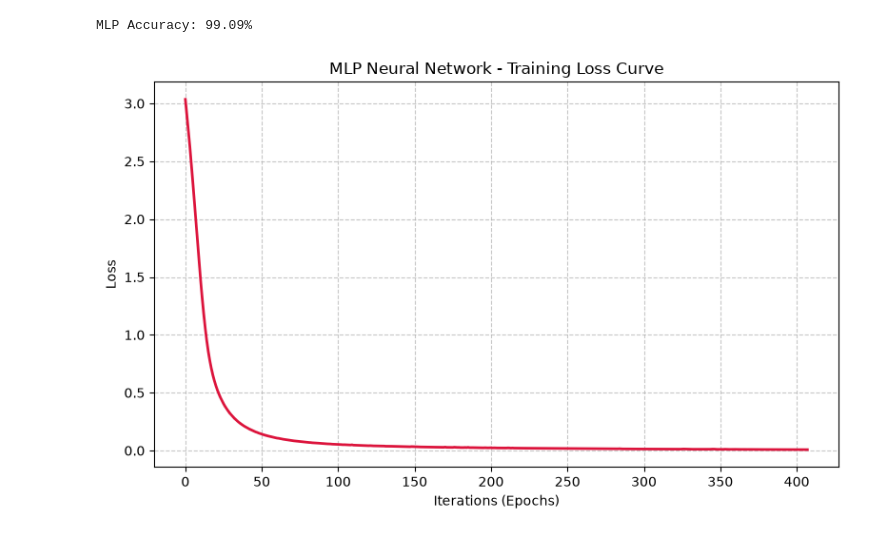
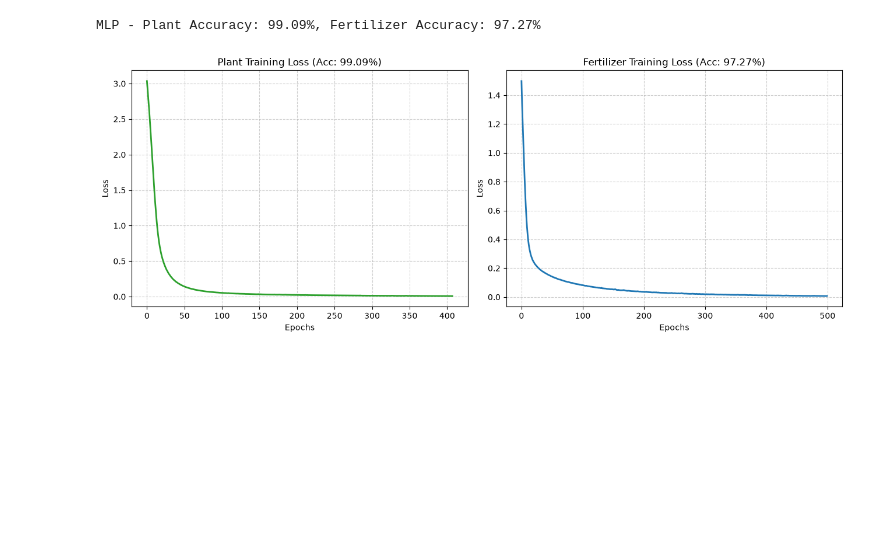
Before and after one commit to ERainTea/Data, a Jupyter notebook: 6. Multi-Layer Perceptron (MLP).ipynb, the cells around one changed output. Saved outputs shown, nothing was run; the diff lists cells and outputs as text; code cells hidden in the pictures; blank space fills up the shorter version.

```diff
--- a/6. Multi-Layer Perceptron (MLP).ipynb
+++ b/6. Multi-Layer Perceptron (MLP).ipynb
@@ -1,42 +1,63 @@
 # %%
 import pandas as pd
 import matplotlib.pyplot as plt
 from sklearn.model_selection import train_test_split
-from sklearn.preprocessing import StandardScaler
 from sklearn.neural_network import MLPClassifier
+from sklearn.preprocessing import StandardScaler, OneHotEncoder
+from sklearn.compose import ColumnTransformer
+from sklearn.pipeline import Pipeline
 from sklearn.metrics import accuracy_score
 
-# 1. โหลดข้อมูล
-df = pd.read_csv('crop_fertilizer_recommendation_dataset.csv')
-features = ['N', 'P', 'K', 'temperature', 'humidity', 'ph', 'rainfall']
-target = 'label'
+# --- ข้อมูลที่ 1: ทำนายพืช (Plant.csv) ---
+df_plant = pd.read_csv('Plant.csv')
+features_plant = ['N', 'P', 'K', 'temperature', 'humidity', 'ph', 'rainfall']
+X_p = df_plant[features_plant]
+y_p = df_plant['label']
+X_p_train, X_p_test, y_p_train, y_p_test = train_test_split(X_p, y_p, test_size=0.2, random_state=42, stratify=y_p)
 
-X = df[features]
-y = df[target]
+scaler_p = StandardScaler()
+X_p_train_sc = scaler_p.fit_transform(X_p_train)
+X_p_test_sc = scaler_p.transform(X_p_test)
 
-# 2. แบ่งข้อมูลและทำ Scaling
-X_train, X_test, y_train, y_test = train_test_split(X, y, test_size=0.2, random_state=42, stratify=y)
-scaler = StandardScaler()
-X_train_scaled = scaler.fit_transform(X_train)
-X_test_scaled = scaler.transform(X_test)
+mlp_plant = MLPClassifier(hidden_layer_sizes=(64, 32), max_iter=500, random_state=42)
+mlp_plant.fit(X_p_train_sc, y_p_train)
+acc_plant = accuracy_score(y_p_test, mlp_plant.predict(X_p_test_sc)) * 100
 
-# 3. เทรนโมเดล MLP
-model = MLPClassifier(hidden_layer_sizes=(64, 32), activation='relu', max_iter=500, random_state=42)
-model.fit(X_train_scaled, y_train)
+# --- ข้อมูลที่ 2: ทำนายปุ๋ย (Fertilizer.csv) ---
+df_fert = pd.read_csv('Fertilizer.csv')
+num_cols = ['N', 'P', 'K', 'temperature', 'humidity', 'ph', 'rainfall']
+cat_cols = ['label']
+X_f = df_fert[num_cols + cat_cols]
+y_f = df_fert['fertilizer']
+X_f_train, X_f_test, y_f_train, y_f_test = train_test_split(X_f, y_f, test_size=0.2, random_state=42, stratify=y_f)
 
-# 4. ประเมินผล
-y_pred = model.predict(X_test_scaled)
-print(f"MLP Accuracy: {accuracy_score(y_test, y_pred) * 100:.2f}%")
+preprocessor = ColumnTransformer([
+    ('num', StandardScaler(), num_cols),
+    ('cat', OneHotEncoder(handle_unknown='ignore'), cat_cols)
+])
+mlp_fert_model = MLPClassifier(hidden_layer_sizes=(64, 32), max_iter=500, random_state=42)
+model_fert = Pipeline([('prep', preprocessor), ('mlp', mlp_fert_model)])
+model_fert.fit(X_f_train, y_f_train)
+acc_fert = accuracy_score(y_f_test, model_fert.predict(X_f_test)) * 100
 
-# 5. พล็อตกราฟ Loss Curve ตลอดการ Epoch
-plt.figure(figsize=(8, 5))
-plt.plot(model.loss_curve_, color='crimson', linewidth=2)
-plt.title('MLP Neural Network - Training Loss Curve')
-plt.xlabel('Iterations (Epochs)')
-plt.ylabel('Loss')
-plt.grid(True, linestyle='--', alpha=0.7)
+print(f"MLP - Plant Accuracy: {acc_plant:.2f}%, Fertilizer Accuracy: {acc_fert:.2f}%")
+
+# --- พล็อตกราฟเปรียบเทียบ Training Loss Curve ของทั้งสองงาน ---
+fig, axes = plt.subplots(1, 2, figsize=(13, 5))
+axes[0].plot(mlp_plant.loss_curve_, color='#2ca02c', linewidth=2)
+axes[0].set_title(f'Plant Training Loss (Acc: {acc_plant:.2f}%)')
+axes[0].set_xlabel('Epochs')
+axes[0].set_ylabel('Loss')
+axes[0].grid(True, linestyle='--', alpha=0.6)
+
+axes[1].plot(mlp_fert_model.loss_curve_, color='#1f77b4', linewidth=2)
+axes[1].set_title(f'Fertilizer Training Loss (Acc: {acc_fert:.2f}%)')
+axes[1].set_xlabel('Epochs')
+axes[1].set_ylabel('Loss')
+axes[1].grid(True, linestyle='--', alpha=0.6)
+
 plt.tight_layout()
 plt.show()
 # %% [output]
-MLP Accuracy: 99.09%
+MLP - Plant Accuracy: 99.09%, Fertilizer Accuracy: 97.27%
-[figure, old version]
+[figure, new version]
```
Also changed, not shown: 6 other files.
